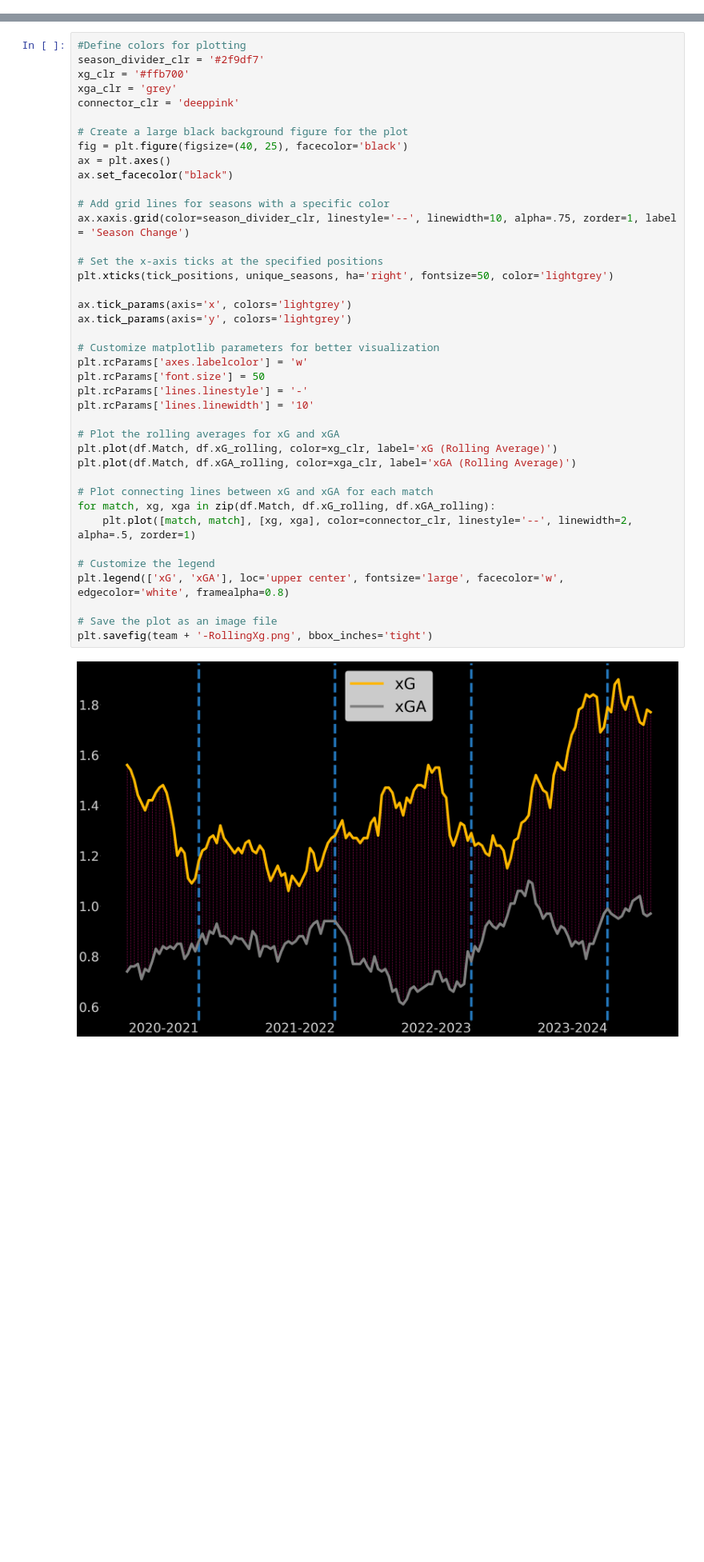
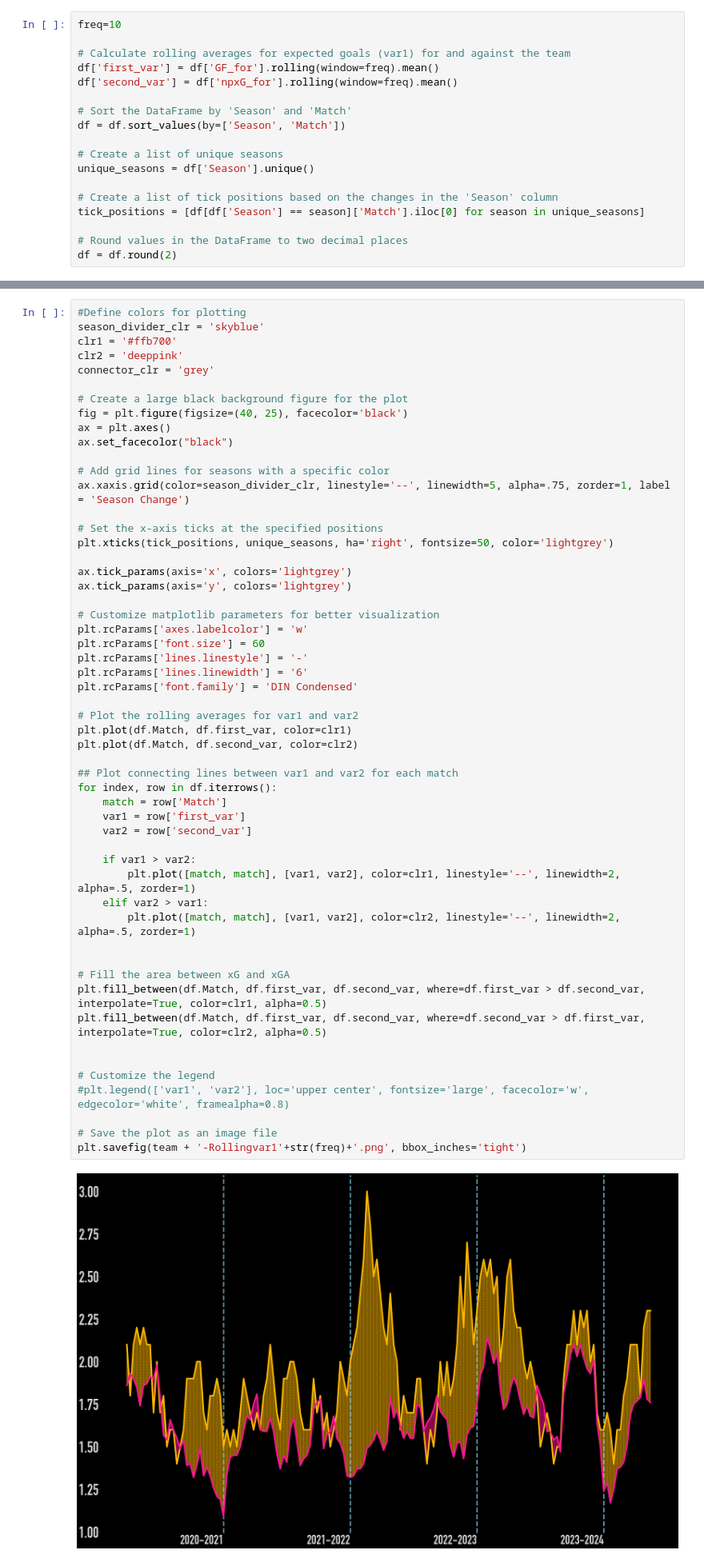
Before and after one commit to mhassan2048/RollingXG, a Jupyter notebook: rollingXG.ipynb, the cells around one changed output, grey strips where cells are left out. Shown at 80% size. Cells and saved outputs as stored; diff of their text form; blank space fills up the shorter version.

Commit message:
Added connector filler.

```diff
--- a/rollingXG.ipynb
+++ b/rollingXG.ipynb
@@ -70,3 +58,21 @@ df = df.round(2)
+# %%
+freq=10
+
+# Calculate rolling averages for expected goals (var1) for and against the team
+df['first_var'] = df['GF_for'].rolling(window=freq).mean()
+df['second_var'] = df['npxG_for'].rolling(window=freq).mean()
+
+# Sort the DataFrame by 'Season' and 'Match'
+df = df.sort_values(by=['Season', 'Match'])
+
+# Create a list of unique seasons
+unique_seasons = df['Season'].unique()
+
+# Create a list of tick positions based on the changes in the 'Season' column
+tick_positions = [df[df['Season'] == season]['Match'].iloc[0] for season in unique_seasons]
+
+# Round values in the DataFrame to two decimal places
+df = df.round(2)
 # %%
 df
 # %% [output]
@@ -86,42 +92,56 @@ df
 # %%
 #Define colors for plotting
-season_divider_clr = '#2f9df7'
-xg_clr = '#ffb700'
-xga_clr = 'grey'
-connector_clr = 'deeppink'
+season_divider_clr = 'skyblue'
+clr1 = '#ffb700'
+clr2 = 'deeppink'
+connector_clr = 'grey'
 
 # Create a large black background figure for the plot
 fig = plt.figure(figsize=(40, 25), facecolor='black')
 ax = plt.axes()
 ax.set_facecolor("black")
 
 # Add grid lines for seasons with a specific color
-ax.xaxis.grid(color=season_divider_clr, linestyle='--', linewidth=10, alpha=.75, zorder=1, label = 'Season Change')
+ax.xaxis.grid(color=season_divider_clr, linestyle='--', linewidth=5, alpha=.75, zorder=1, label = 'Season Change')
 
 # Set the x-axis ticks at the specified positions
 plt.xticks(tick_positions, unique_seasons, ha='right', fontsize=50, color='lightgrey')
 
 ax.tick_params(axis='x', colors='lightgrey')
 ax.tick_params(axis='y', colors='lightgrey')
 
 # Customize matplotlib parameters for better visualization
 plt.rcParams['axes.labelcolor'] = 'w'
-plt.rcParams['font.size'] = 50
+plt.rcParams['font.size'] = 60
 plt.rcParams['lines.linestyle'] = '-'
-plt.rcParams['lines.linewidth'] = '10'
+plt.rcParams['lines.linewidth'] = '6'
+plt.rcParams['font.family'] = 'DIN Condensed'
 
-# Plot the rolling averages for xG and xGA
-plt.plot(df.Match, df.xG_rolling, color=xg_clr, label='xG (Rolling Average)')
-plt.plot(df.Match, df.xGA_rolling, color=xga_clr, label='xGA (Rolling Average)')
+# Plot the rolling averages for var1 and var2
+plt.plot(df.Match, df.first_var, color=clr1)
+plt.plot(df.Match, df.second_var, color=clr2)
 
-# Plot connecting lines between xG and xGA for each match
-for match, xg, xga in zip(df.Match, df.xG_rolling, df.xGA_rolling):
-    plt.plot([match, match], [xg, xga], color=connector_clr, linestyle='--', linewidth=2, alpha=.5, zorder=1)
+## Plot connecting lines between var1 and var2 for each match
+for index, row in df.iterrows():
+    match = row['Match']
+    var1 = row['first_var']
+    var2 = row['second_var']
+
+    if var1 > var2:
+        plt.plot([match, match], [var1, var2], color=clr1, linestyle='--', linewidth=2, alpha=.5, zorder=1)
+    elif var2 > var1:
+        plt.plot([match, match], [var1, var2], color=clr2, linestyle='--', linewidth=2, alpha=.5, zorder=1)
+
+
+# Fill the area between xG and xGA
+plt.fill_between(df.Match, df.first_var, df.second_var, where=df.first_var > df.second_var, interpolate=True, color=clr1, alpha=0.5)
+plt.fill_between(df.Match, df.first_var, df.second_var, where=df.second_var > df.first_var, interpolate=True, color=clr2, alpha=0.5)
+
 
 # Customize the legend
-plt.legend(['xG', 'xGA'], loc='upper center', fontsize='large', facecolor='w', edgecolor='white', framealpha=0.8)
+#plt.legend(['var1', 'var2'], loc='upper center', fontsize='large', facecolor='w', edgecolor='white', framealpha=0.8)
 
 # Save the plot as an image file
-plt.savefig(team + '-RollingXg.png', bbox_inches='tight')
+plt.savefig(team + '-Rollingvar1'+str(freq)+'.png', bbox_inches='tight')
 # %% [output]
-[figure, old version]
+[figure, new version]
```
Also changed, not shown: parts of 4 cells of this notebook, 16 other files.
